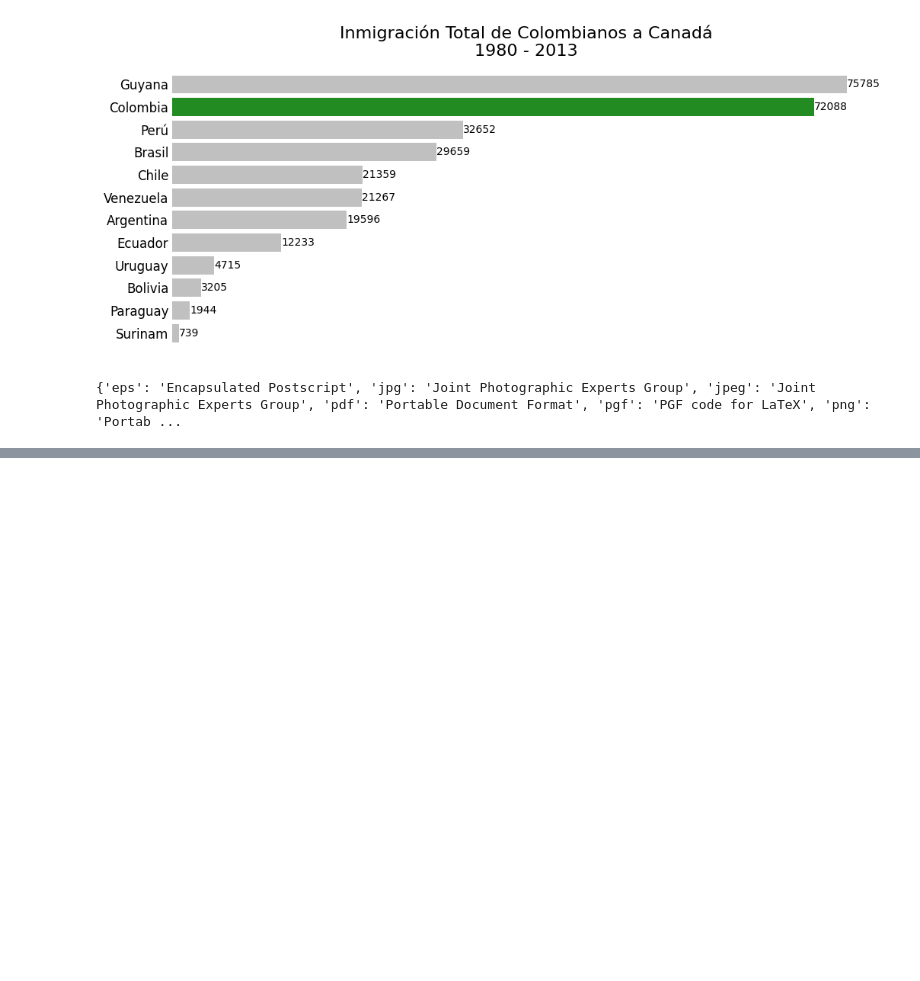
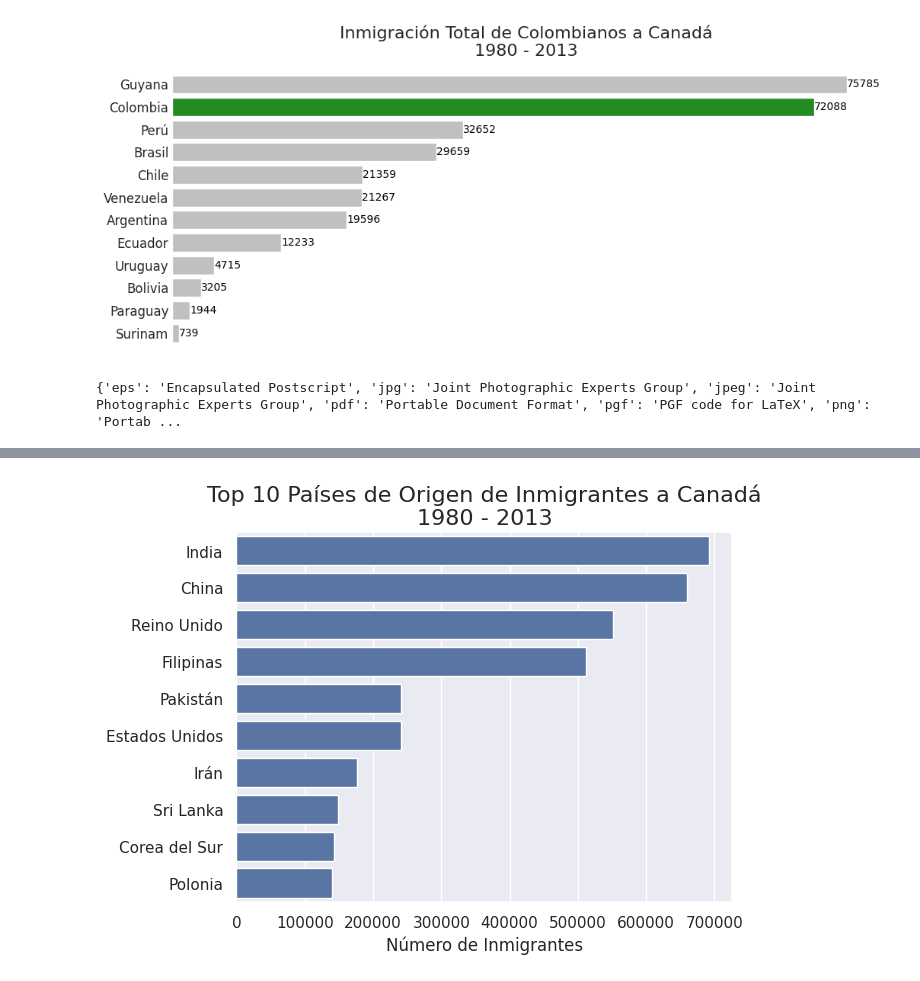
Before and after one commit to LordAguaKate/ETL_Python, a Jupyter notebook: visualizacion_de_datos.ipynb, the cells around one changed output, grey strips where cells are left out. Drawn from its saved outputs; the diff is of its cells as text; code cells hidden in the pictures; blank space fills up the shorter version.

```diff
--- a/visualizacion_de_datos.ipynb
+++ b/visualizacion_de_datos.ipynb
@@ -454,0 +459,5 @@ plt.show()
+# %%
+sns.set_theme(style="darkgrid")
+# %%
+top_10 = df.sort_values(by='Total', ascending=False).head(10)
+top_10
@@ -454,0 +478,11 @@ plt.show()
+# %%
+ax = sns.barplot(data=top_10, x='Total', y=top_10.index, orient='h')
+
+ax.set_title('Top 10 Países de Origen de Inmigrantes a Canadá\n1980 - 2013', fontsize=16)
+
+ax.set_xlabel('Número de Inmigrantes')
+ax.set_ylabel('')
+
+plt.show()
+# %% [output]
+[figure, added]
```
Also changed, not shown: parts of 27 cells of this notebook, 4 other files.
